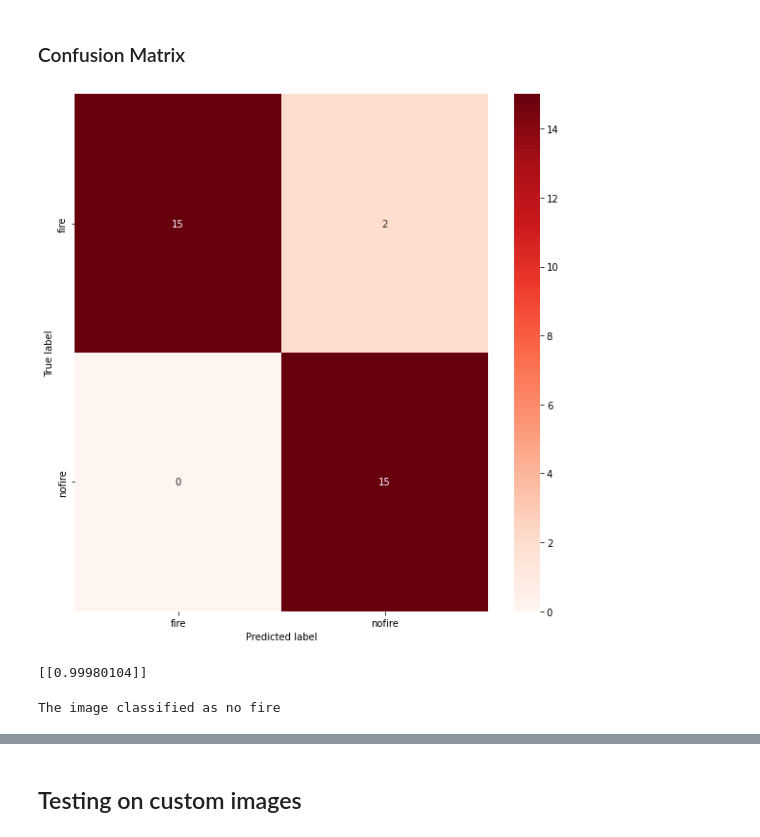
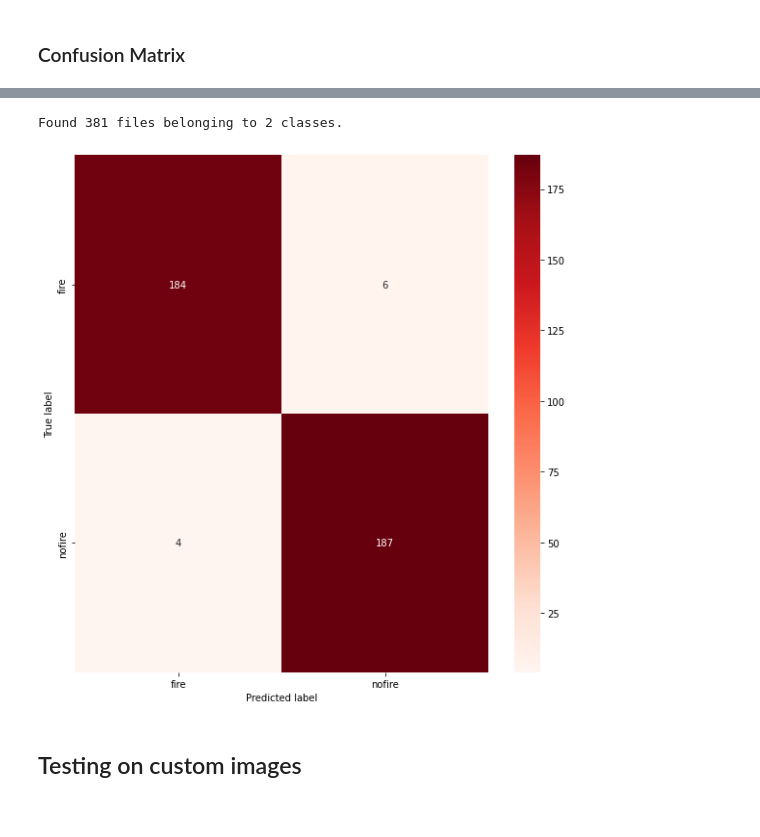
Before and after one commit to charliegallop/FireIdentificationmCNN, a Jupyter notebook: code/Notebooks/TL_MobileNetV3_small.ipynb, the cells around one changed output, grey strips where cells are left out. Cells and saved outputs as stored; diff of their text form; code cells hidden in the pictures.

```diff
--- a/code/Notebooks/TL_MobileNetV3_small.ipynb
+++ b/code/Notebooks/TL_MobileNetV3_small.ipynb
@@ -561,10 +388,0 @@ con_mat_df = pd.DataFrame(con_mat,
-# %%
-import seaborn as sns
-figure = plt.figure(figsize = (8, 8))
-sns.heatmap(con_mat_df, annot = True, cmap = plt.cm.Reds)
-plt.tight_layout()
-plt.ylabel('True label')
-plt.xlabel('Predicted label')
-plt.show()
-# %% [output]
-[figure, removed]
@@ -575,19 +389,22 @@ loaded_model = tf.keras.models.load_model('model00_MobileNetv3_Small.h5')
-# %%
-from tensorflow.keras.preprocessing import image
-
-test_image = image.load_img(f'{test_dir}/nofire/abc318.jpg', target_size = (224,224, 3))
-test_image = image.img_to_array(test_image)
-test_image = np.expand_dims(test_image, axis = 0)
-result = loaded_model.predict(test_image)
-
-print(result)
-# %% [output]
-[[0.99980104]]
-# %%
-
-if result[0]>0.5:
-    print("The image classified as no fire")
-else:
-    print("The image classified as fire")
-# %% [output]
-The image classified as no fire
+# %%
+import tensorflow as tf
+import pathlib
+import functions
+data_dir = pathlib.Path('/home/charlie/Documents/Uni/Exeter - Data Science/MTHM602_Trends_in_data_science_and_AI/Project/data/Training and Validation')
+test_dir = pathlib.Path('/home/charlie/Documents/Uni/Exeter - Data Science/MTHM602_Trends_in_data_science_and_AI/Project/data/Testing')
+
+loaded_model = tf.keras.models.load_model('models/model00_MobileNetv3_Small.h5')
+img_height, img_width, batch_size = [224, 224, 32]
+
+test_ds = tf.keras.preprocessing.image_dataset_from_directory(
+    test_dir,
+    shuffle = True,
+    seed = 89787,
+    image_size = (img_height, img_width),
+    batch_size = batch_size,
+    labels = 'inferred',
+    label_mode = 'binary'
+    )
+
+functions.ConfusionMatrix(loaded_model, test_ds)
+# %% [output]
@@ -594,3 +426,5 @@ The image classified as no fire
+Found 381 files belonging to 2 classes.
+[figure, added]
 # %% [markdown]
 ## Testing on custom images
 # %%
```
Also changed, not shown: parts of 40 cells of this notebook, 21 other files.
